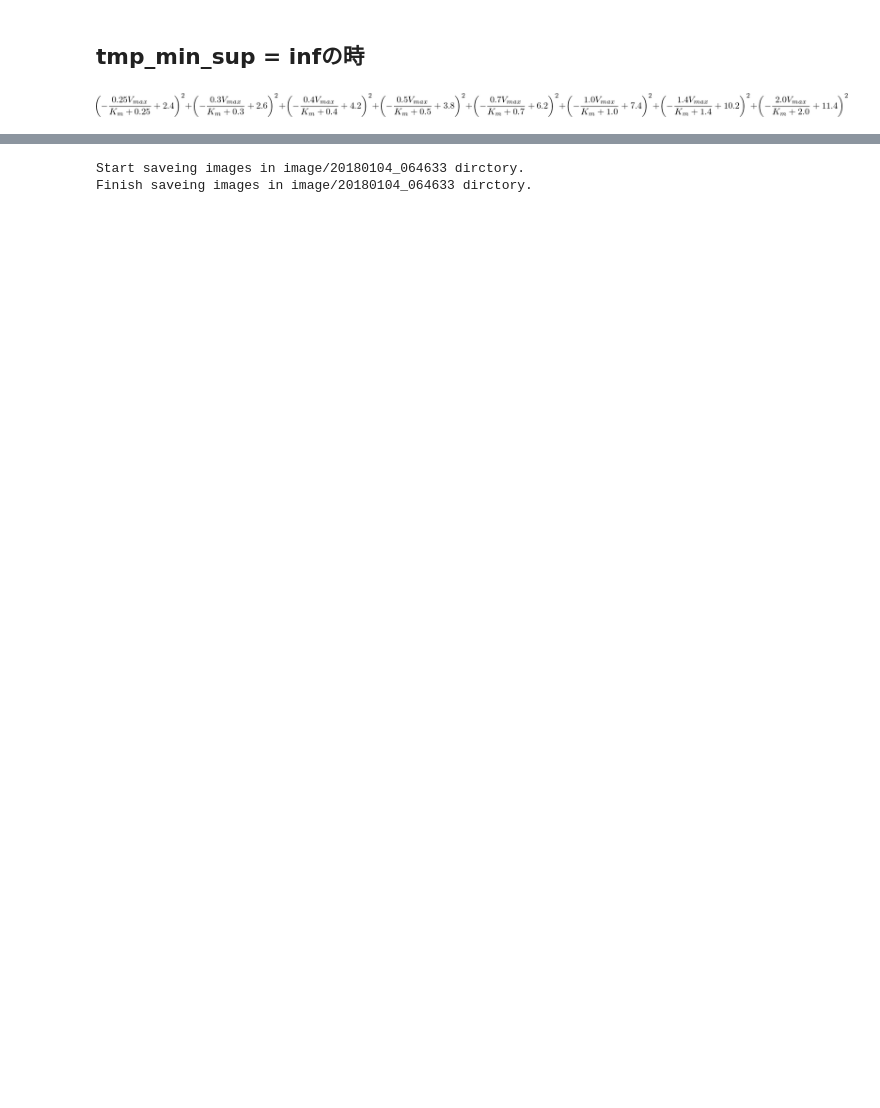
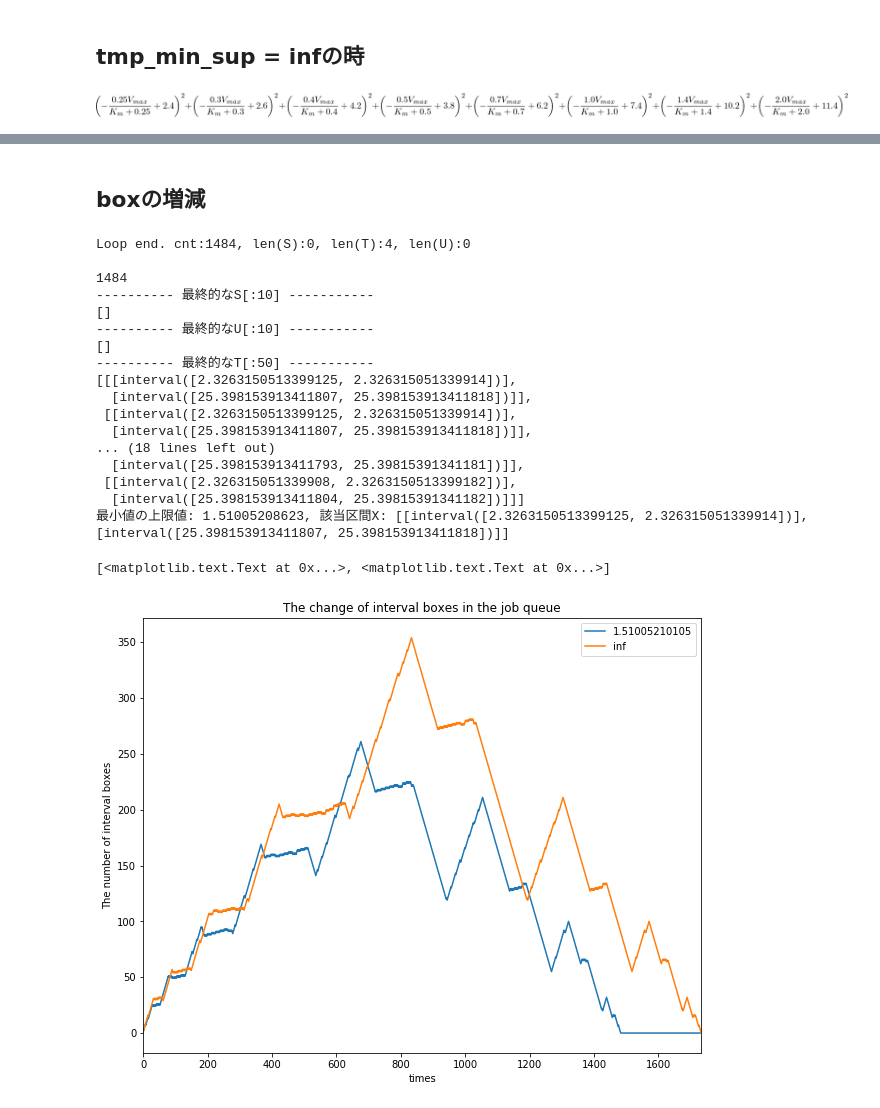
Before and after one commit to tkda-h3/interval-newton-method, a Jupyter notebook: bioでglobal optima.ipynb, the cells around one changed output, grey strips where cells are left out. Saved outputs shown, nothing was run; the diff lists cells and outputs as text; code cells hidden in the pictures; blank space fills up the shorter version.

Commit message:
boxの増減可視化

```diff
--- a/bioでglobal optima.ipynb
+++ b/bioでglobal optima.ipynb
@@ -115,6 +116,6 @@ plt.show()
 # %%
 krawczyk = Krawczyk(df, ddf, X)
-local_minima = np.inf
+#local_minima = np.inf
 %time _1, _2, _3, _4, animation_box = krawczyk.find_global_minimum(\
                                                              f,trace=False, cnt_max=3000, tmp_min_sup=local_minima)
 #visualize_optimization_log(krawczyk, f, animation_box, skip=25, zscale='log10')
@@ -142,6 +143,46 @@ Wall time: 1min 4s
 skip_num = len(animation_box) / 20
 title_prefix = 'initial tmp_min_sup: {}, '.format(local_minima)
 visualize_optimization_log(krawczyk, f, animation_box, skip=skip_num, zscale='log10', title_prefix=title_prefix)
-# %% [output]
-Start saveing images in image/20180104_064633 dirctory.
-Finish saveing images in image/20180104_064633 dirctory.
+# %% [markdown]
+## boxの増減
+# %%
+def fill_zero_to_right_of_list(array):
+    max_len = len(max(array, key=len))
+    return [li + [0] * (max_len - len(li)) for li in array]
+
+kra = Krawczyk(df, ddf, X)
+local_minima_list = [1.51005210105, np.inf]
+_S_num_lists = [] # [S_num_list_1, ...]
+for local_minima in local_minima_list:
+    ans_boxes, S_num_list, T_num_list, U_num_list, animation_box = kra.find_global_minimum(\
+        f, tmp_min_sup=local_minima, trace=False, cnt_max=3000, max_width=1e-14)
+    _S_num_lists.append(S_num_list)
+
+_result_list = fill_zero_to_right_of_list(_S_num_lists)
+result_list = np.array(_result_list).T
+
+import pandas as pd
+result_df = pd.DataFrame(np.array(result_list))
+result_df.columns = list(map(str, local_minima_list))
+ax = result_df.plot(title='The change of interval boxes in the job queue', figsize=(10, 8), legend=True)
+ax.set(xlabel="times", ylabel="The number of interval boxes")
+# %% [output]
+Loop end. cnt:1484, len(S):0, len(T):4, len(U):0
+
+1484
+---------- 最終的なS[:10] -----------
+[]
+---------- 最終的なU[:10] -----------
+[]
+---------- 最終的なT[:50] -----------
+[[[interval([2.3263150513399125, 2.326315051339914])],
+  [interval([25.398153913411807, 25.398153913411818])]],
+ [[interval([2.3263150513399125, 2.326315051339914])],
+  [interval([25.398153913411807, 25.398153913411818])]],
+... (18 lines left out)
+  [interval([25.398153913411793, 25.39815391341181])]],
+ [[interval([2.326315051339908, 2.3263150513399182])],
+  [interval([25.398153913411804, 25.39815391341182])]]]
+最小値の上限値: 1.51005208623, 該当区間X: [[interval([2.3263150513399125, 2.326315051339914])], [interval([25.398153913411807, 25.398153913411818])]]
+[<matplotlib.text.Text at 0x...>, <matplotlib.text.Text at 0x...>]
+[figure, added]
```
Also changed, not shown: parts of 3 cells of this notebook, 8 other files.
